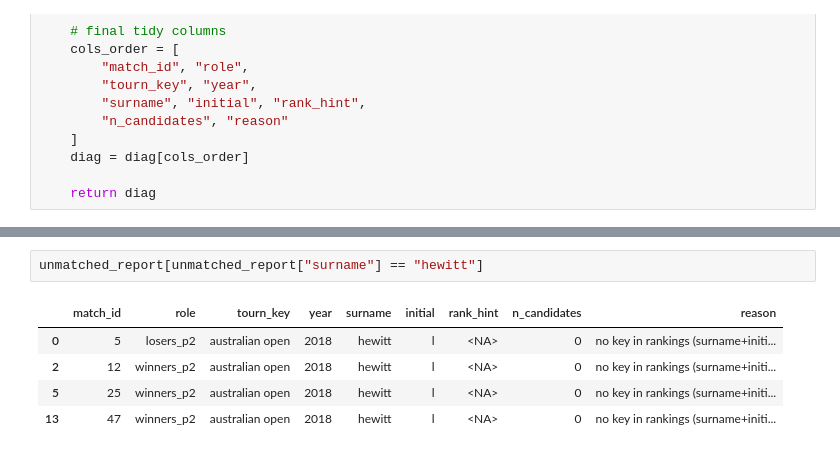
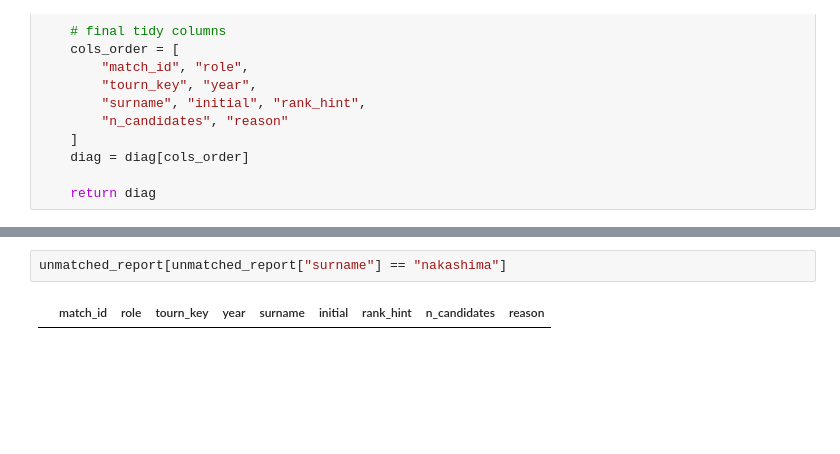
Before and after one commit to AEGDDI/tennis-homophily, a Jupyter notebook: code/merging/matches_ranks.ipynb, the cells around one changed output, grey strips where cells are left out. Drawn from its saved outputs; the diff is of its cells as text; blank space fills up the shorter version.

```diff
--- a/code/merging/matches_ranks.ipynb
+++ b/code/merging/matches_ranks.ipynb
@@ -415,8 +578,4 @@ Total unmatched players: 197
 # %%
-unmatched_report[unmatched_report["surname"] == "hewitt"]
+unmatched_report[unmatched_report["surname"] == "nakashima"]
 # %% [output]
 |  | match_id | role | tourn_key | year | surname | initial | rank_hint | n_candidates | reason |
-| 0 | 5 | losers_p2 | australian open | 2018 | hewitt | l | <NA> | 0 | no key in rankings (surname+initi... |
-| 2 | 12 | winners_p2 | australian open | 2018 | hewitt | l | <NA> | 0 | no key in rankings (surname+initi... |
-| 5 | 25 | winners_p2 | australian open | 2018 | hewitt | l | <NA> | 0 | no key in rankings (surname+initi... |
-| 13 | 47 | winners_p2 | australian open | 2018 | hewitt | l | <NA> | 0 | no key in rankings (surname+initi... |
```
Also changed, not shown: parts of 4 cells of this notebook, 7 other files.
